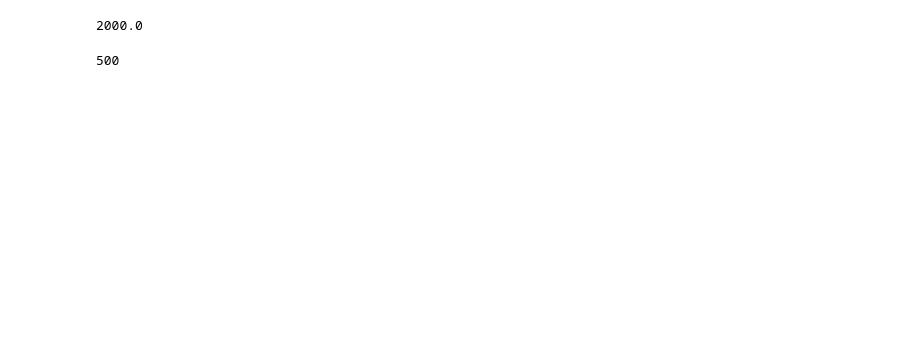
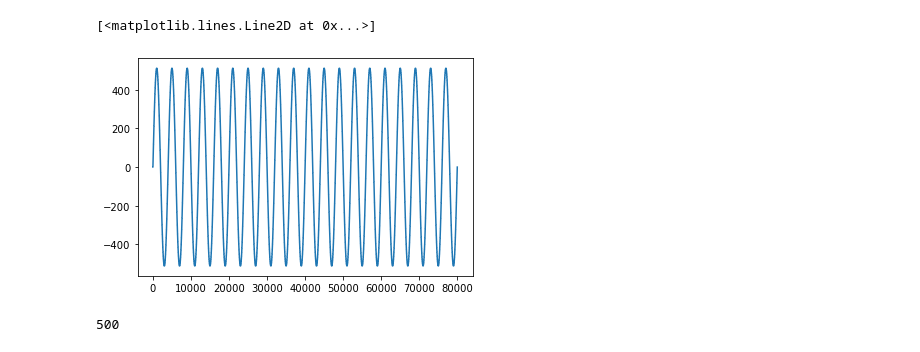
Before and after one commit to open-ephys-plugins/spectrum-viewer, a Jupyter notebook: Resources/Test FFT.ipynb, the cells around one changed output. Cells and saved outputs as stored; diff of their text form; code cells hidden in the pictures; blank space fills up the shorter version.

```diff
--- a/Resources/Test FFT.ipynb
+++ b/Resources/Test FFT.ipynb
@@ -5,7 +10,3 @@ fname = r'C:\Users\joshs\Documents\GitHub\plugin-GUI\Resources\DataFiles\continu
 
 data = np.memmap(fname, dtype='int16')
 data = np.reshape(data, ((data.size//16, 16)))
-# %%
-40000/20
-# %% [output]
-2000.0
@@ -17,3 +13,8 @@ import matplotlib.pyplot as plt
+# %%
+plt.plot(data[:,0])
+# %% [output]
+[<matplotlib.lines.Line2D at 0x...>]
+[figure, added]
 # %%
 winLen = 0.25
 Fs = 40000 / 20
```
Also changed, not shown: parts of 9 cells of this notebook, 5 other files.
